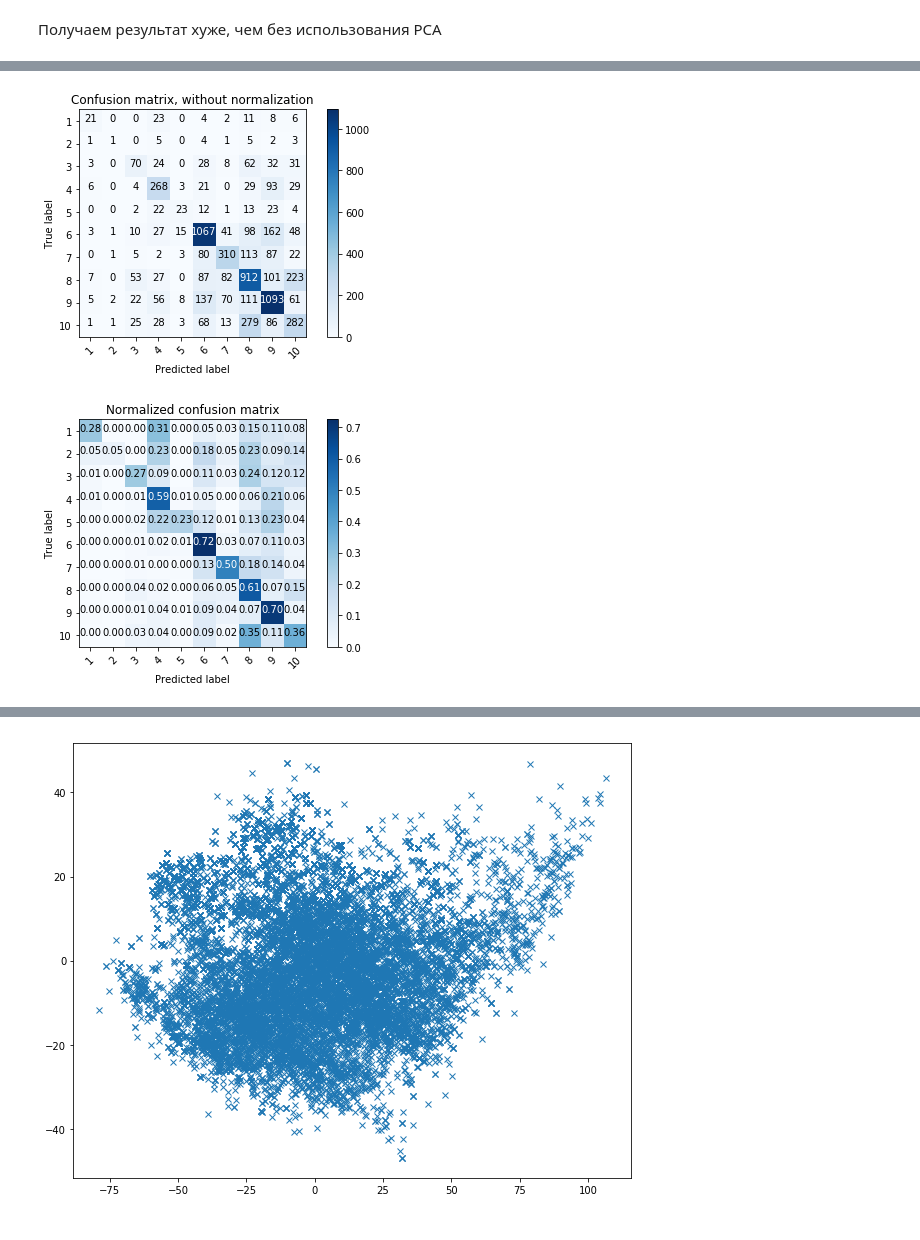
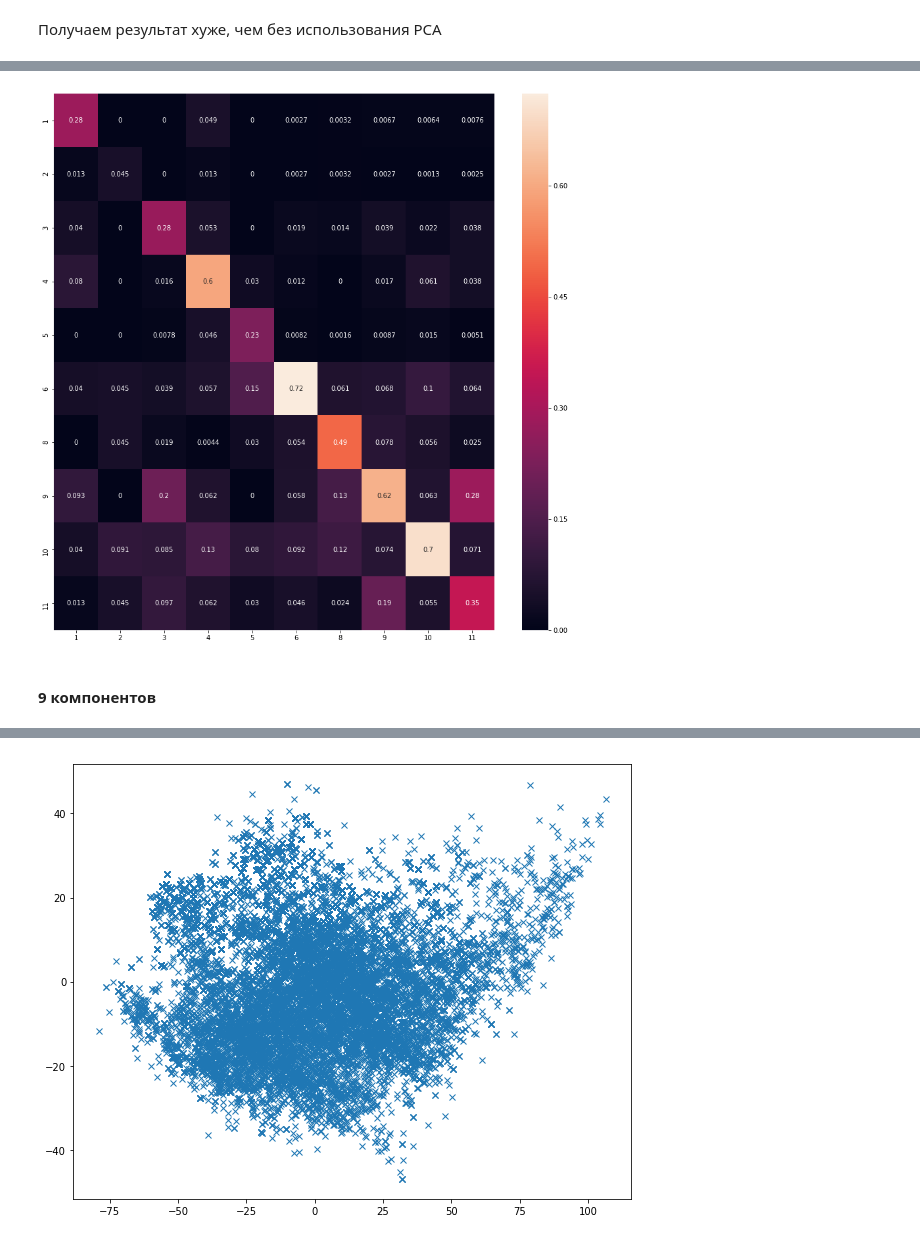
Before and after one commit to topusOctopus/Ml_tasks_Zolotykh, a Jupyter notebook: lab1_classification.ipynb, the cells around one changed output, grey strips where cells are left out. Drawn from its saved outputs; the diff is of its cells as text; code cells hidden in the pictures.

```diff
--- a/lab1_classification.ipynb
+++ b/lab1_classification.ipynb
@@ -797,8 +1013,4 @@ y = df_features_new['fire_type']
 # %%
-X_t = pca.fit_transform(X)
 print(pca.explained_variance_ratio_)
-X_train_t, X_test_t, y_train, y_test = train_test_split(X_t, y, test_size = 0.3, random_state = 42)
-N_train, _ = X_train.shape
-N_test,  _ = X_test.shape
-print(N_train, N_test)
+X_train_t, X_test_t, y_train_pca, y_test_pca = train_test_split(X_t, y, test_size = 0.3, random_state = 42)
 # %% [output]
@@ -815,11 +1026,10 @@ plt.show()
 # %% [markdown]
 ### пробуем KNN c 2 компонентами
 # %%
-%%time
 nnb = [1, 3, 5, 10, 15, 20, 25, 35, 45, 55]
 knn = KNeighborsClassifier(weights='distance')
 grid = GridSearchCV(knn, param_grid = {'n_neighbors': nnb}, cv=10)
-grid.fit(X_train_t, y_train)
+grid.fit(X_train_t, y_train_pca)
 
 best_cv_err = 1 - grid.best_score_
 best_n_neighbors = grid.best_estimator_.n_neighbors
@@ -833,8 +1041,8 @@ Wall time: 10.3 s
 # %%
-knn_20 = KNeighborsClassifier(n_neighbors = 45, weights='distance').fit(X_train_t, y_train)
-err_train = np.mean(y_train != knn_20.predict(X_train_t))
-err_test  = np.mean(y_test  != knn_20.predict(X_test_t))
-Accuracy = knn_20.score(X_test_t, y_test)
+knn_55 = KNeighborsClassifier(n_neighbors = 55, weights='distance').fit(X_train_t, y_train_pca)
+err_train = np.mean(y_train_pca != knn_55.predict(X_train_t))
+err_test  = np.mean(y_test_pca  != knn_55.predict(X_test_t))
+Accuracy = knn_55.score(X_test_t, y_test_pca)
 print(err_train, err_test)
 print(Accuracy, 'accuracy')
 # %% [output]
@@ -859,13 +1053,14 @@ array([[  21,    0,    0,   23,    0,    4,    2,   11,    8,    6],
-# %%
-column = [1,2,3,4,5,6,7,8,9,10]
-plt.figure()
-plot_confusion_matrix(conf_m, classes=column,
-                      title='Confusion matrix, without normalization')
-plt.figure()
-plot_confusion_matrix(conf_m, classes=column, normalize=True,
-                      title='Normalized confusion matrix')
-plt.show()
-# %% [output]
-[figure, removed]
-[figure, removed]
+# %%
+y_pred_pca = knn_55.predict(X_test_t)
+from sklearn.metrics import plot_confusion_matrix
+from sklearn.metrics import confusion_matrix
+import seaborn as sns
+cnf_matrix = confusion_matrix(y_test_pca, y_pred_pca,labels=labels_)
+# %%
+plt.figure(figsize=(15,15))
+ax = sns.heatmap(cnf_matrix / cnf_matrix.astype(np.float).sum(axis=1), annot=True,xticklabels=labels_,yticklabels=labels_)
+# %% [output]
+[figure, added]
+# %% [markdown]
+#### 9 компонентов
 # %%
```
Also changed, not shown: parts of 70 cells of this notebook.
